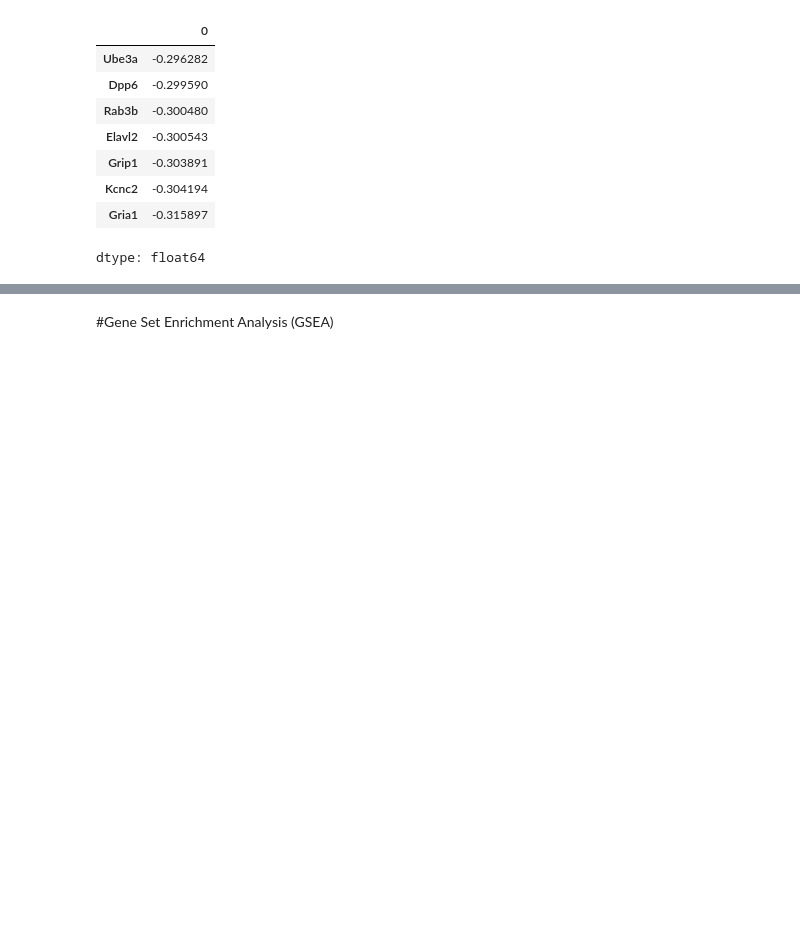
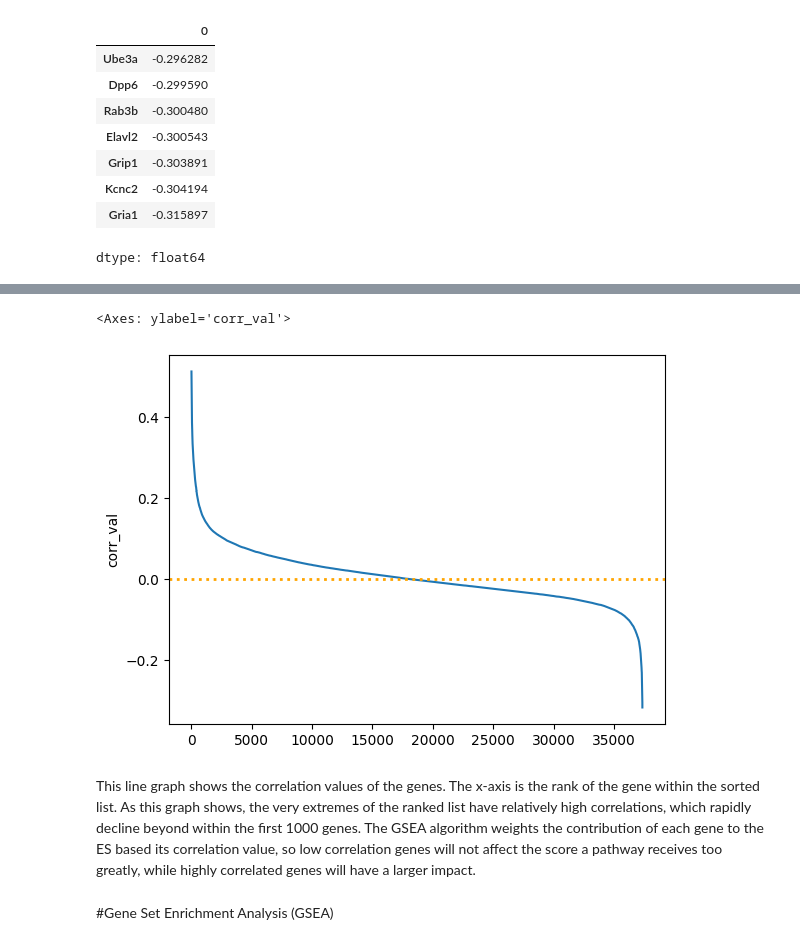
Before and after one commit to rcs-science-research/Dendritic-Branching-GSEA, a Jupyter notebook: Dendritic_Branching_Associated_Pathways_GSEA.ipynb, the cells around one changed output, grey strips where cells are left out. Cells and saved outputs as stored; diff of their text form; code cells hidden in the pictures; blank space fills up the shorter version.

```diff
--- a/Dendritic_Branching_Associated_Pathways_GSEA.ipynb
+++ b/Dendritic_Branching_Associated_Pathways_GSEA.ipynb
@@ -184,3 +228,14 @@ dtype: float64
+# %%
+corrs = corrs.reset_index() #Resetting index to access the index as a column
+corrs.columns = ["gene", "corr_val"]
+corrplt = sns.lineplot(corrs["corr_val"]) #Showing how correlation value changes with gene rank
+corrplt.axhline(y=0, linewidth=2, color='orange', ls=':')
+corrplt
+# %% [output]
+<Axes: ylabel='corr_val'>
+[figure, added]
+# %% [markdown]
+This line graph shows the correlation values of the genes. The x-axis is the rank of the gene within the sorted list. As this graph shows, the very extremes of the ranked list have relatively high correlations, which rapidly decline beyond  within the first 1000 genes. The GSEA algorithm weights the contribution of each gene to the ES based its correlation value, so low correlation genes will not affect the score a pathway receives too greatly, while highly correlated genes will have a larger impact.
 # %% [markdown]
 #Gene Set Enrichment Analysis (GSEA)
 # %% [markdown]
```
Also changed, not shown: parts of 68 cells of this notebook.
